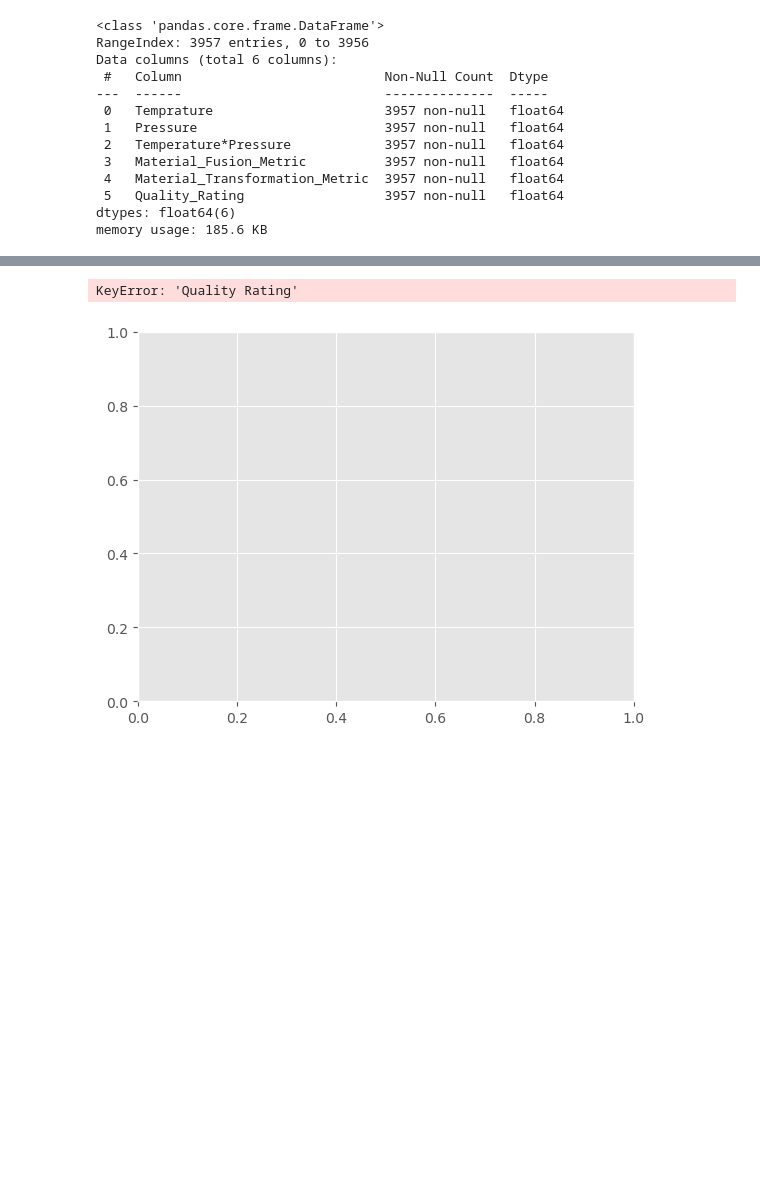
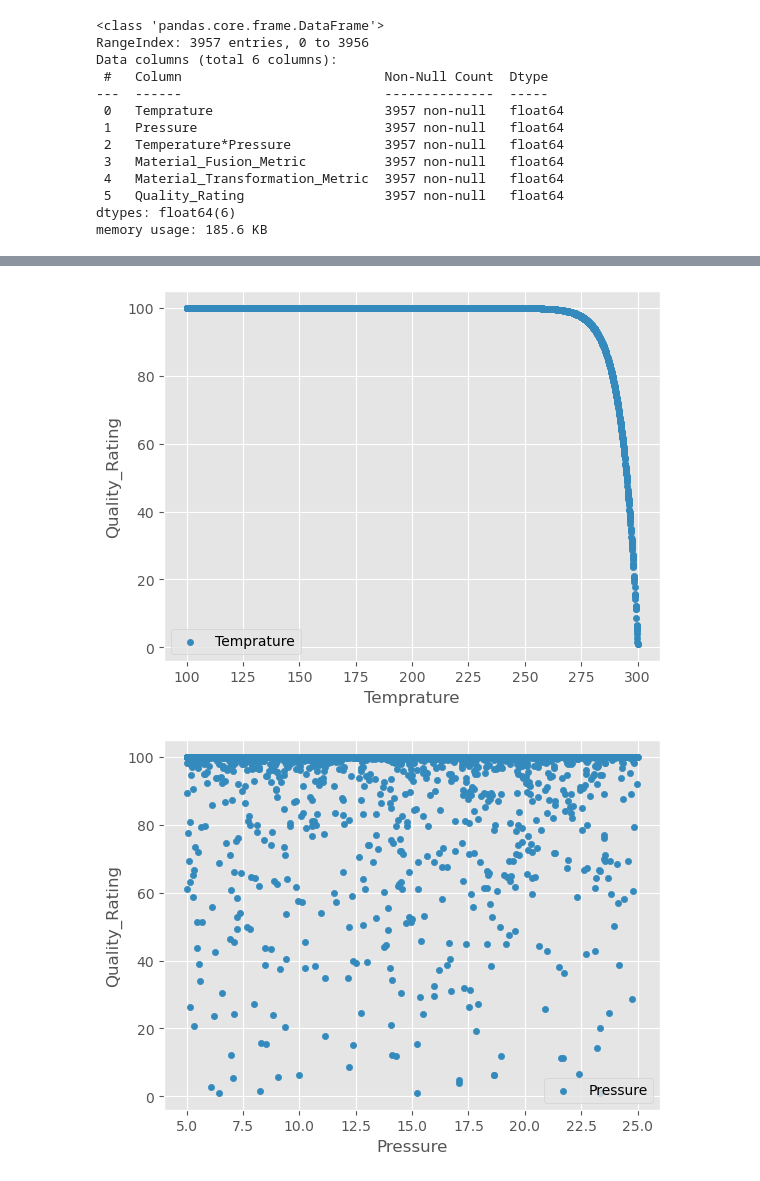
Before and after one commit to amirhosseinkarimi7/ML_Training, a Jupyter notebook: Polynomial Regression/draft_poly.ipynb, the cells around one changed output, grey strips where cells are left out. Drawn from its saved outputs; the diff is of its cells as text; code cells hidden in the pictures; blank space fills up the shorter version.

Commit message:
updating graphs

```diff
--- a/Polynomial Regression/draft_poly.ipynb
+++ b/Polynomial Regression/draft_poly.ipynb
@@ -47,7 +47,7 @@ Material Transformation Metric    float64
 Quality Rating                    float64
 dtype: object
 # %%
-df = df.rename(columns={"Temperature (°C)":"Temprature",
+df = df.rename(columns={"Temperature (°C)":"Temperature",
                         "Pressure (kPa)":"Pressure",
                         "Temperature x Pressure":"Temperature*Pressure",
                         "Material Fusion Metric":"Material_Fusion_Metric",
@@ -80,17 +80,17 @@ df.head()
 | 4 | 184.730960 | 15.797812 | 2918.345014 | 38068.201283 | 6.303792e+06 | ... |
 # %%
 for col in df.columns:
-    if col != 'Quality Rating':
+    if col != 'Quality_Rating':
         df.plot(x=col,
-                y='Quality Rating',
+                y='Quality_Rating',
                 kind = 'scatter',
                 label = col)
 
 plt.title('Quality Rating vs Various Factors')
 plt.xlabel('Value')
 plt.ylabel('Quality Rating')
 plt.legend()
 plt.show()
 # %% [output]
-KeyError: 'Quality Rating'
-[figure, old version]
+[figure, new version]
+[figure, added]
```
Also changed, not shown: parts of 2 cells of this notebook.
